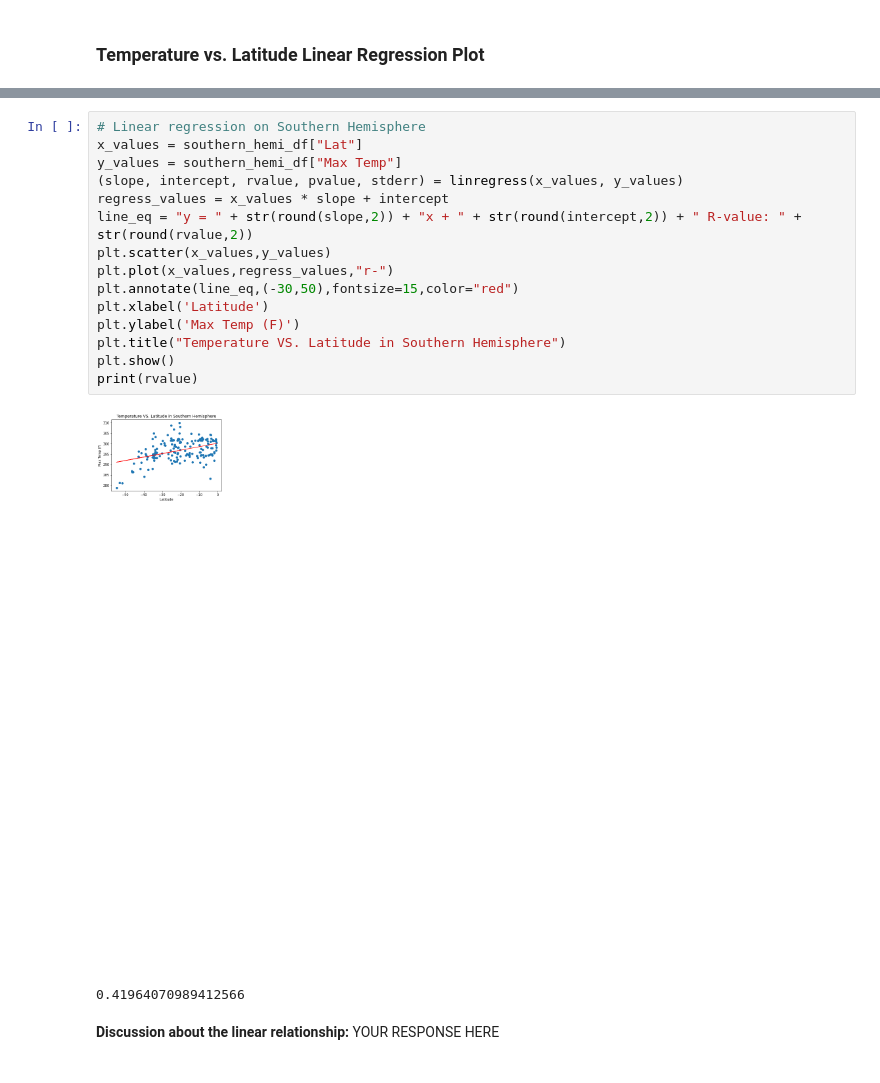
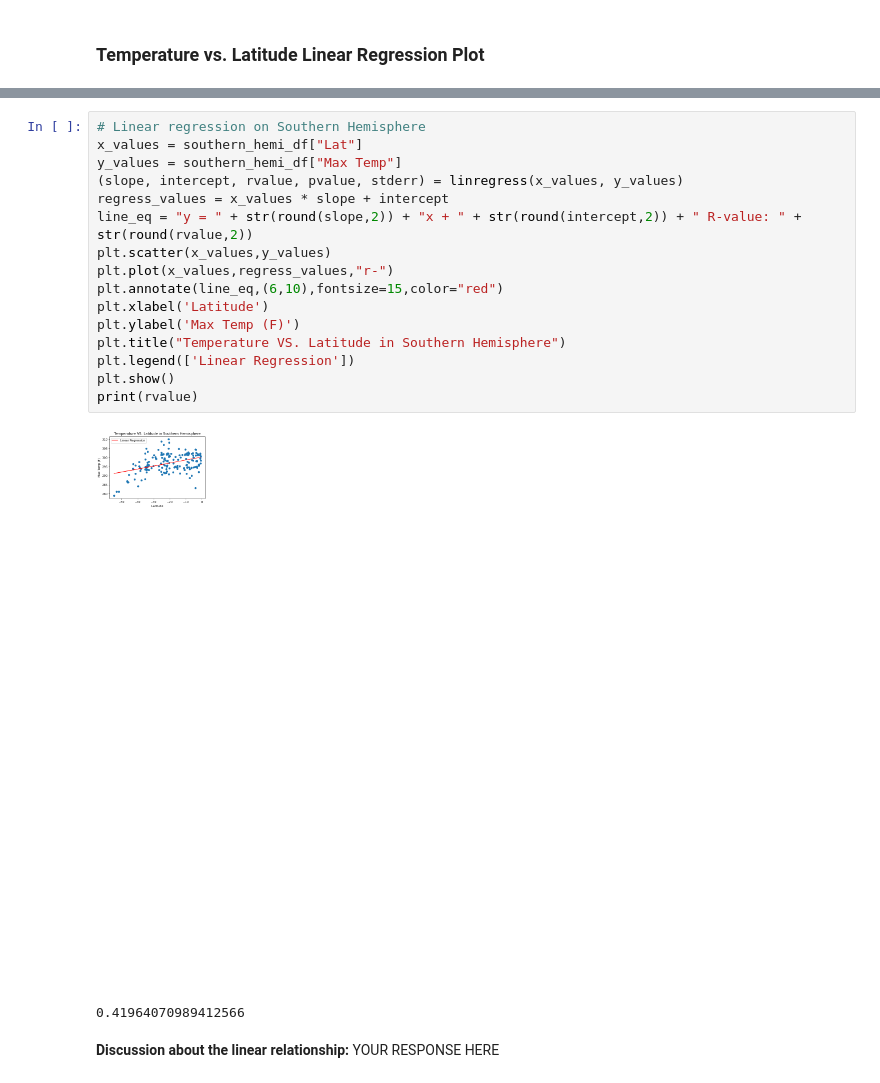
Before and after one commit to Kongfufack/python_api_challenge, a Jupyter notebook: Weatherpy/WeatherPy.ipynb, the cells around one changed output, grey strips where cells are left out. Drawn from its saved outputs; the diff is of its cells as text.

```diff
--- a/Weatherpy/WeatherPy.ipynb
+++ b/Weatherpy/WeatherPy.ipynb
@@ -341,20 +348,21 @@ print(rvalue)
 # %%
 # Linear regression on Southern Hemisphere
 x_values = southern_hemi_df["Lat"]
 y_values = southern_hemi_df["Max Temp"]
 (slope, intercept, rvalue, pvalue, stderr) = linregress(x_values, y_values)
 regress_values = x_values * slope + intercept
 line_eq = "y = " + str(round(slope,2)) + "x + " + str(round(intercept,2)) + " R-value: " + str(round(rvalue,2))
 plt.scatter(x_values,y_values)
 plt.plot(x_values,regress_values,"r-")
-plt.annotate(line_eq,(-30,50),fontsize=15,color="red")
+plt.annotate(line_eq,(6,10),fontsize=15,color="red")
 plt.xlabel('Latitude')
 plt.ylabel('Max Temp (F)')
 plt.title("Temperature VS. Latitude in Southern Hemisphere")
+plt.legend(['Linear Regression'])
 plt.show()
 print(rvalue)
 # %% [output]
-[figure, old version]
+[figure, new version]
 0.41964070989412566
 # %% [markdown]
 **Discussion about the linear relationship:** YOUR RESPONSE HERE
```
Also changed, not shown: parts of 8 cells of this notebook, 5 other files.
